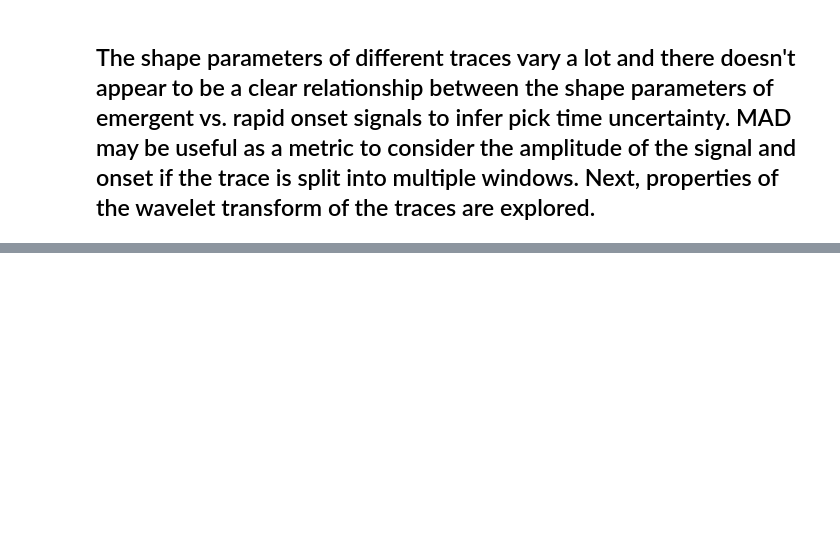
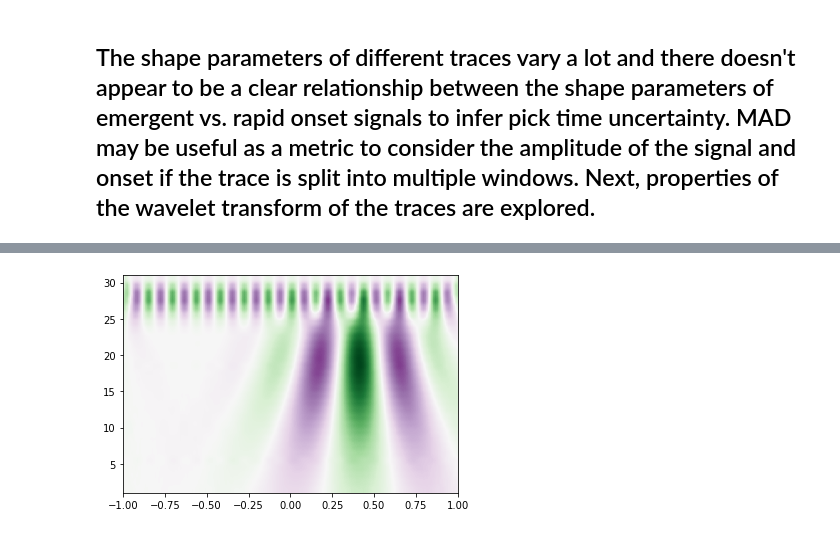
Before and after one commit to tjnewton/sigpig, a Jupyter notebook: examples/explore_Trace.ipynb, the cells around one changed output, grey strips where cells are left out. Saved outputs shown, nothing was run; the diff lists cells and outputs as text; code cells hidden in the pictures; blank space fills up the shorter version.

```diff
--- a/examples/explore_Trace.ipynb
+++ b/examples/explore_Trace.ipynb
@@ -435,0 +469,9 @@ plt.xlabel('Data');
+# %%
+t = np.linspace(-1, 1, 200, endpoint=False)
+sig  = np.cos(2 * np.pi * 7 * t) + np.real(np.exp(-7*(t-0.4)**2)*np.exp(1j*2*np.pi*2*(t-0.4)))
+widths = np.arange(1, 31)
+cwtmatr, freqs = pywt.cwt(sig, widths, 'mexh')
+plt.imshow(cwtmatr, extent=[-1, 1, 1, 31], cmap='PRGn', aspect='auto', vmax=abs(cwtmatr).max(), vmin=-abs(cwtmatr).max())
+plt.show() # doctest: +SKIP
+# %% [output]
+[figure, added]
```
Also changed, not shown: parts of 3 cells of this notebook.
